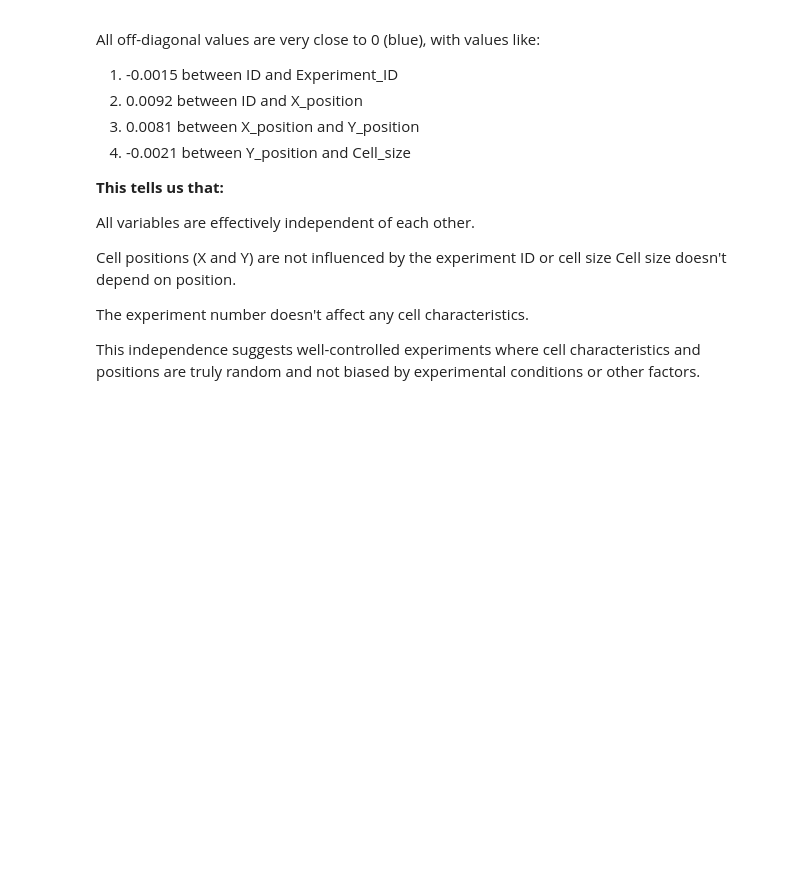
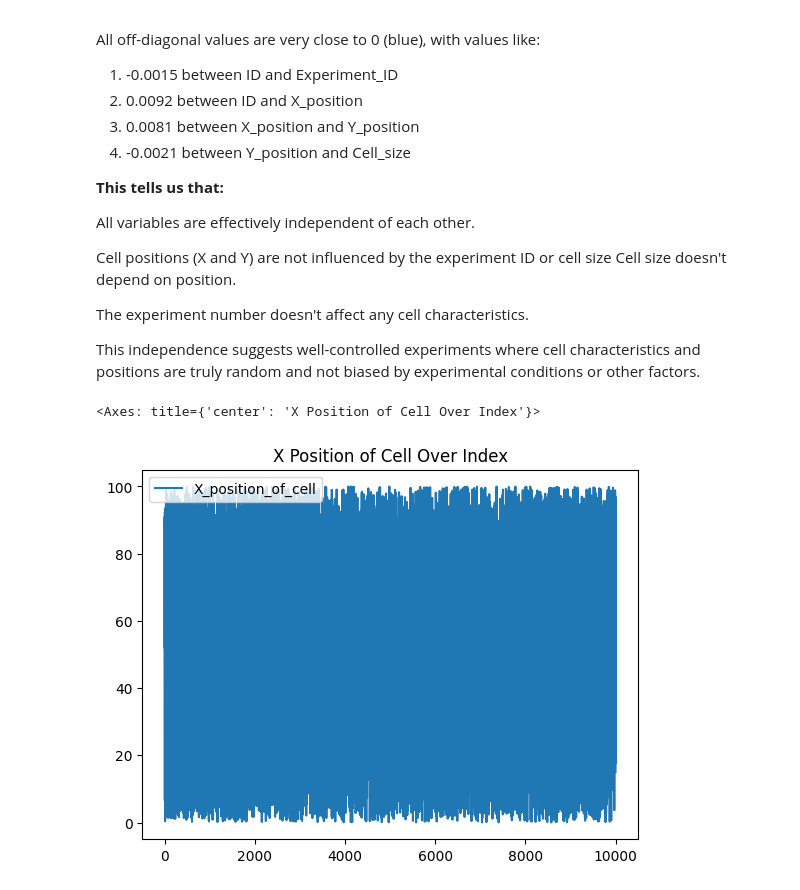
Before and after one commit to Sanarazaaa/Pandas-for-Biologist, a Jupyter notebook: Data_Visualization_Using_Pandas.ipynb, the cells around one changed output. Cells and saved outputs as stored; diff of their text form; code cells hidden in the pictures; blank space fills up the shorter version.

```diff
--- a/Data_Visualization_Using_Pandas.ipynb
+++ b/Data_Visualization_Using_Pandas.ipynb
@@ -170,3 +176,15 @@ Cell size doesn't depend on position.
 The experiment number doesn't affect any cell characteristics.
 
 This independence suggests well-controlled experiments where cell characteristics and positions are truly random and not biased by experimental conditions or other factors.
+# %%
+import pandas as pd
+
+# Load the CSV file into a DataFrame (Assuming it's the same file as before)
+file_path = '/content/Cell_Observations.csv'
+df = pd.read_csv(file_path)  # Define df here
+
+# Now you can use df for plotting:
+df.plot(y='X_position_of_cell', title='X Position of Cell Over Index')
+# %% [output]
+<Axes: title={'center': 'X Position of Cell Over Index'}>
+[figure, added]
```
Also changed, not shown: parts of 7 cells of this notebook.
